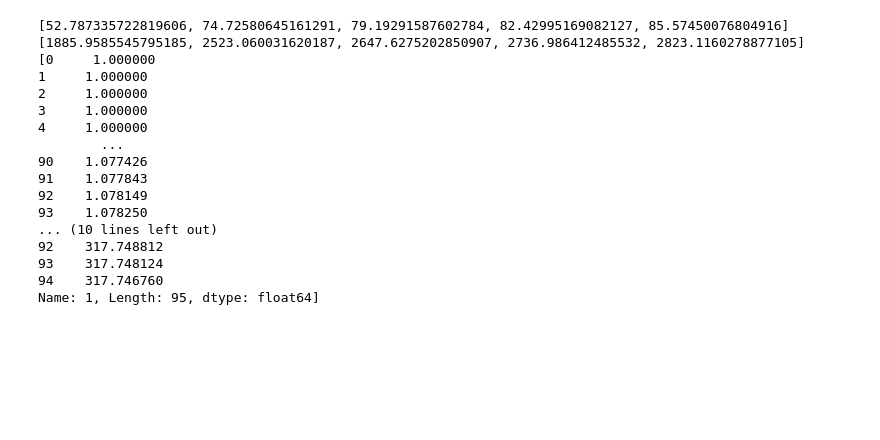
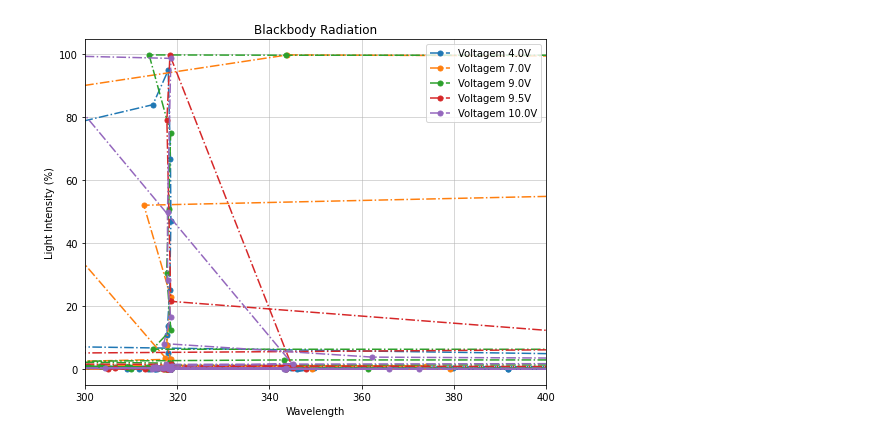
Before and after one commit to Shnrqpdr/modern-physics-lab, a Jupyter notebook: blackbody/blackbody.ipynb, the cells around one changed output. Cells and saved outputs as stored; diff of their text form; code cells hidden in the pictures; blank space fills up the shorter version.

Commit message:
results

```diff
--- a/blackbody/blackbody.ipynb
+++ b/blackbody/blackbody.ipynb
@@ -1,6 +1,5 @@
 # %%
 import chardet
-import matplotlib.pyplot as plt
 import numpy as np
 import pandas as pd
 
@@ -32,16 +31,15 @@ for i in range(np.size(voltagem)):
     resistividade.append(5.65*((voltagem[i]/corrente[i]) - resistencia)/0.93)
     temperatura.append(103 + 38.1*resistividade[i] - 0.095*(resistividade[i]*resistividade[i]) + 0.000248*(resistividade[i]*resistividade[i]*resistividade[i]))
 
-print(resistividade)
-print(temperatura)
+# print(resistividade)
+# print(temperatura)
 
 for volt in voltagem:
     with open(f'data/0.1mm{volt}v.txt', 'rb') as f:
             enc = chardet.detect(f.read())  # or readline if the file is large
 
-    # print(enc['encoding'])
     file = pd.read_csv(f'data/0.1mm{volt}v.txt', header = None, sep='\s+', encoding=enc['encoding'])
-    posicaoAngular.append([file[1]])
+    posicaoAngular.append([file[1].abs()])
     intensidadeLuz.append([file[2]])
 
 
@@ -58,24 +56,41 @@ for array in posicaoAngular:
     refractionIndexPerVolt = []
     wavelengthPerVolt = []
 
+tab = '\t'
 
-print(refractionIndex[0])
-print(wavelength[0])
+for i in range(np.size(voltagem)):
+    dadosVolt = {"wavelength": wavelength[i][0],
+              "refractionIndex": refractionIndex[i][0],
+              "intensidade": intensidadeLuz[i][0],
+              "posicao": posicaoAngular[i][0]}
+
+    volt = voltagem[i]
+
+    dataFrame = pd.DataFrame(dadosVolt)
+    dataFrame.to_csv(f'results/dadosV{volt}.txt', index=False, sep=tab)
-# %% [output]
-[52.787335722819606, 74.72580645161291, 79.19291587602784, 82.42995169082127, 85.57450076804916]
-[1885.9585545795185, 2523.060031620187, 2647.6275202850907, 2736.986412485532, 2823.1160278877105]
-[0     1.000000
-1     1.000000
-2     1.000000
-3     1.000000
-4     1.000000
-        ...
-90    1.077426
-91    1.077843
-92    1.078149
-93    1.078250
-... (10 lines left out)
-92    317.748812
-93    317.748124
-94    317.746760
-Name: 1, Length: 95, dtype: float64]
+# %%
+import matplotlib.pyplot as plt
+import numpy as np
+
+fig1 = plt.figure(figsize=(8,6))
+
+# x=np.arange(0,50,2)
+
+axes = fig1.add_axes([0.1,0.1,0.8,0.8])
+
+for volt in voltagem:
+    file = pd.read_csv(f'results/dadosV{volt}.txt', header = 0, sep='\s+')
+    axes.plot(file['wavelength'], file['intensidade'], ls='-.', marker='o',markersize=5, label=f'Voltagem {volt}V')
+    axes.set_xlabel('Wavelength')
+    axes.set_ylabel("Light Intensity (%)")
+
+axes.set_title("Blackbody Radiation")
+
+axes.set_xlim(300, 400)
+
+plt.grid(linestyle='-', linewidth=0.5)
+axes.legend(loc='upper right')
+
+plt.savefig("plots/blackbody.png", dpi=400)
+# %% [output]
+[figure, added]
```
Also changed, not shown: parts of 3 cells of this notebook, 9 other files.
